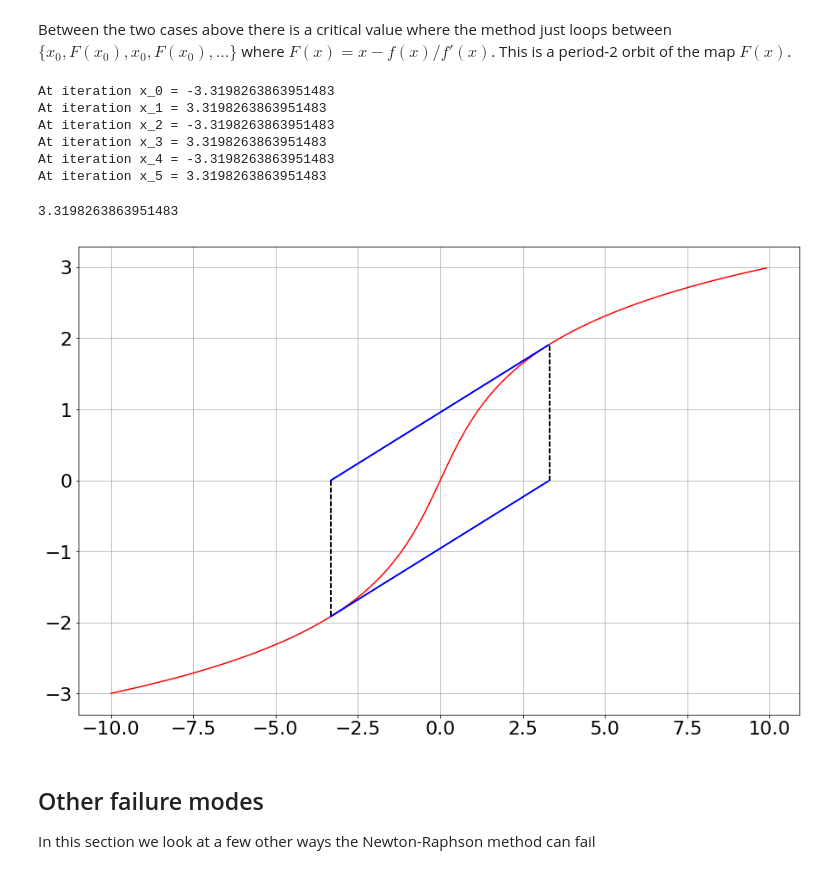
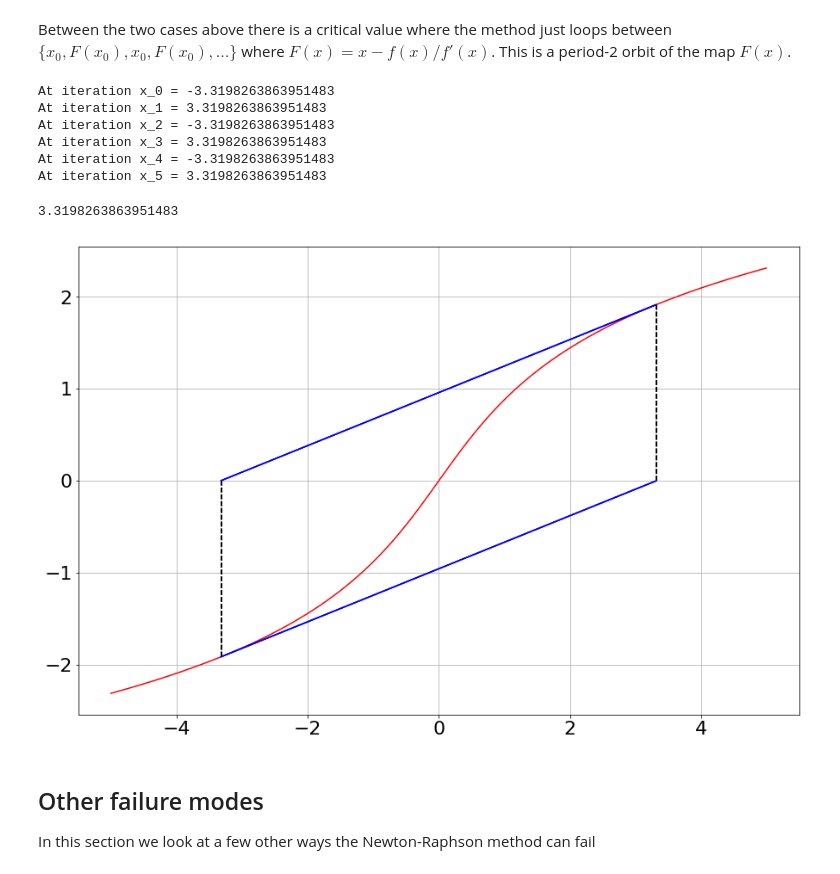
Before and after one commit to nielsw2/ACM20030-Examples, a Jupyter notebook: RootFinding/Newton-Raphson-visualize.ipynb, the cells around one changed output. Cells and saved outputs as stored; diff of their text form; code cells hidden in the pictures.

```diff
--- a/RootFinding/Newton-Raphson-visualize.ipynb
+++ b/RootFinding/Newton-Raphson-visualize.ipynb
@@ -121,16 +114,16 @@ At iteration x_5 = 7.4153270859790990
 # %% [markdown]
 Between the two cases above there is a critical value where the method just loops between $\{x_0, F(x_0), x_0, F(x_0),\dots\}$ where $F(x) = x - f(x)/f'(x)$. This is a period-2 orbit of the map $F(x)$.
 # %%
-FindRootNewtonRaphson(ArcSinh, dArcSinh, 3.3198263863951484339, 6, -10, 10)
+FindRootNewtonRaphson(ArcSinh, dArcSinh, 3.3198263863951484339, 6, -5, 5)
 # %% [output]
 At iteration x_0 = -3.3198263863951483
 At iteration x_1 = 3.3198263863951483
 At iteration x_2 = -3.3198263863951483
 At iteration x_3 = 3.3198263863951483
 At iteration x_4 = -3.3198263863951483
 At iteration x_5 = 3.3198263863951483
 3.3198263863951483
-[figure, old version]
+[figure, new version]
 # %% [markdown]
 ## Other failure modes
 In this section we look at a few other ways the Newton-Raphson method can fail
```
Also changed, not shown: parts of 3 cells of this notebook, 1 other file.
